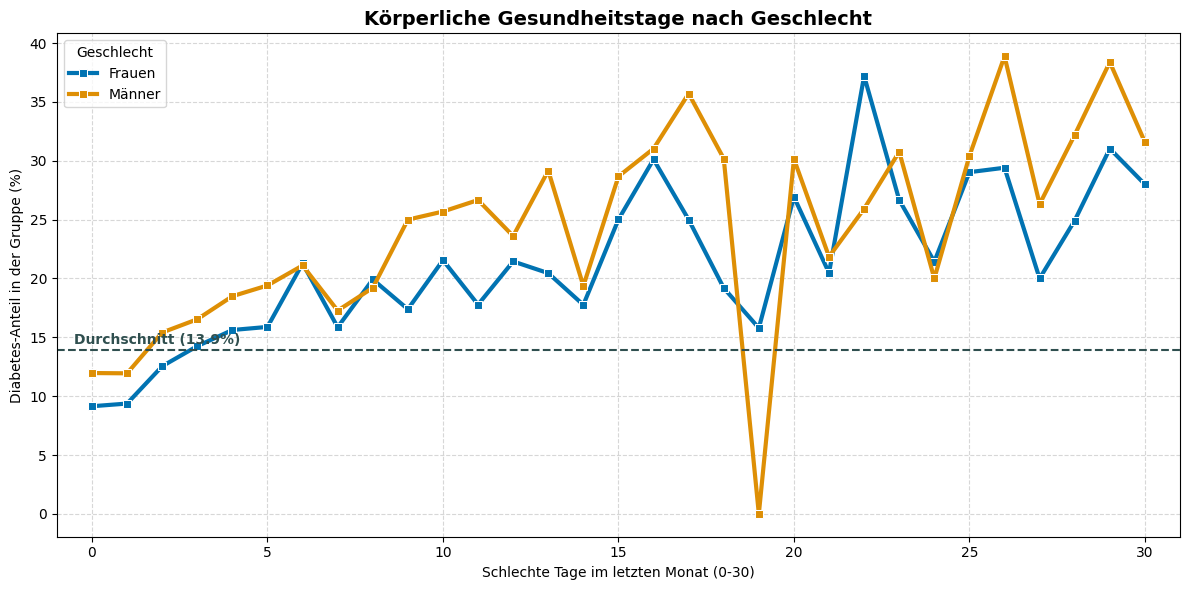
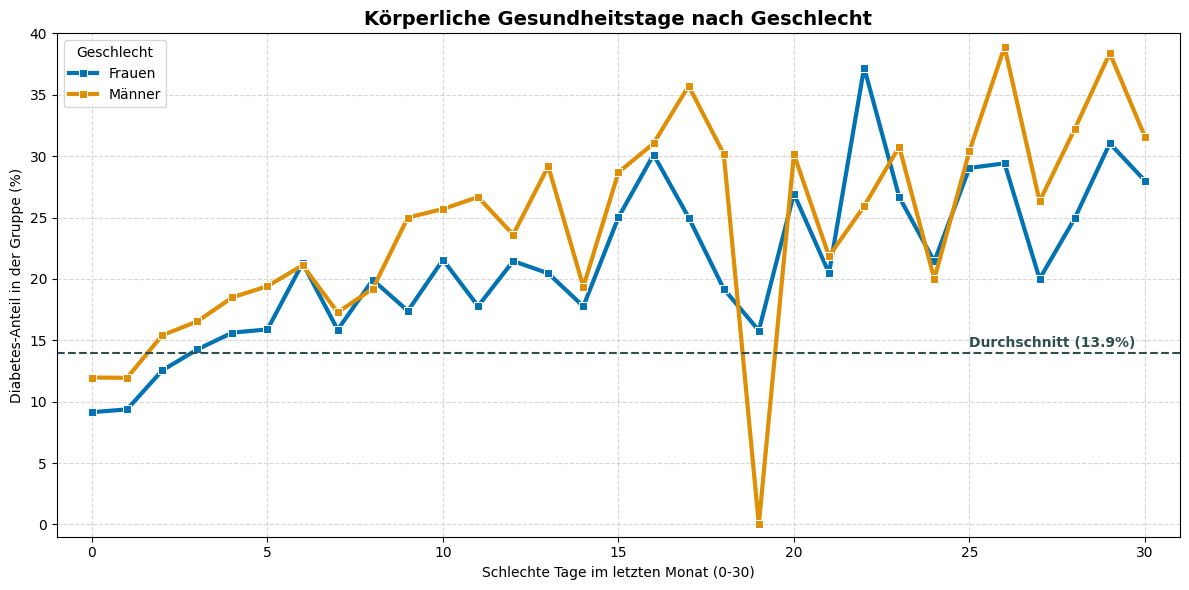
Code edit (unified diff) that turned the first committed figure into the second:
--- before
+++ after
@@ -26,5 +26,5 @@
 # Durchschnittslinie
 plt.axhline(y=baseline_rate, color="darkslategray", linestyle="--")
-plt.text(-0.5, baseline_rate + 0.5, f"Durchschnitt ({baseline_rate:.1f}%)", color="darkslategray", fontweight="bold")
+plt.text(25, baseline_rate + 0.5, f"Durchschnitt ({baseline_rate:.1f}%)", color="darkslategray", fontweight="bold")
 
 # Titel & Achsen
@@ -33,4 +33,5 @@
 plt.ylabel("Diabetes-Anteil in der Gruppe (%)")
 plt.xlim(-1, 31)
+plt.ylim(-1, 40)
 
 # Gitter und Legende links oben

Commit: Update